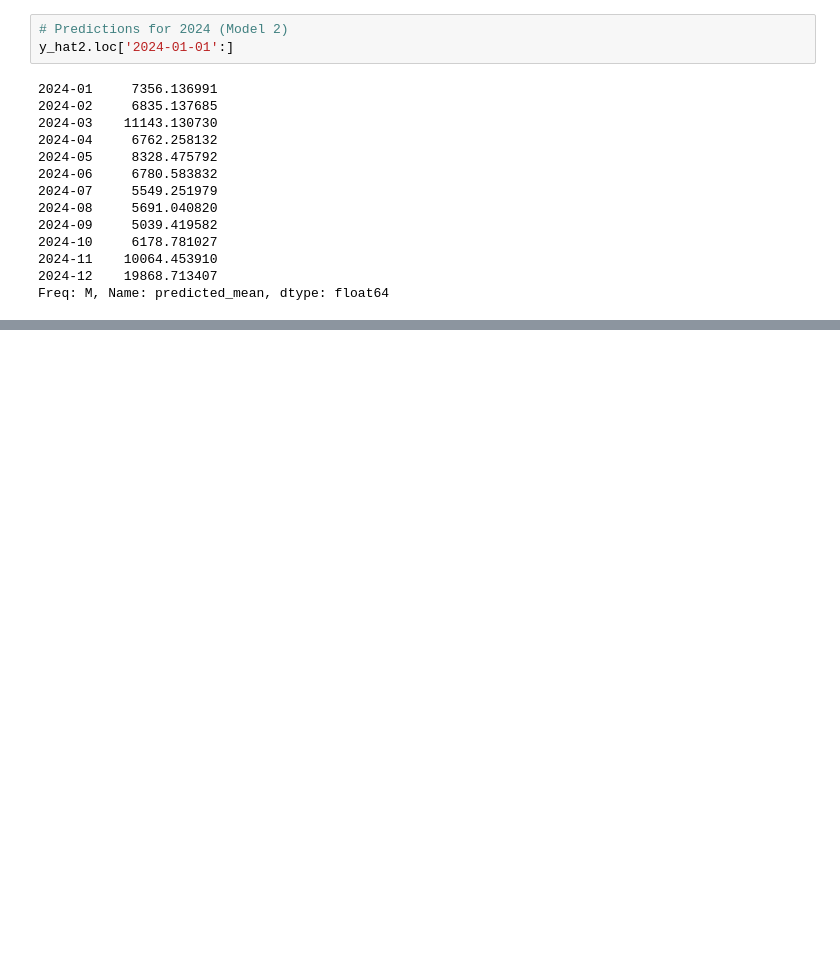
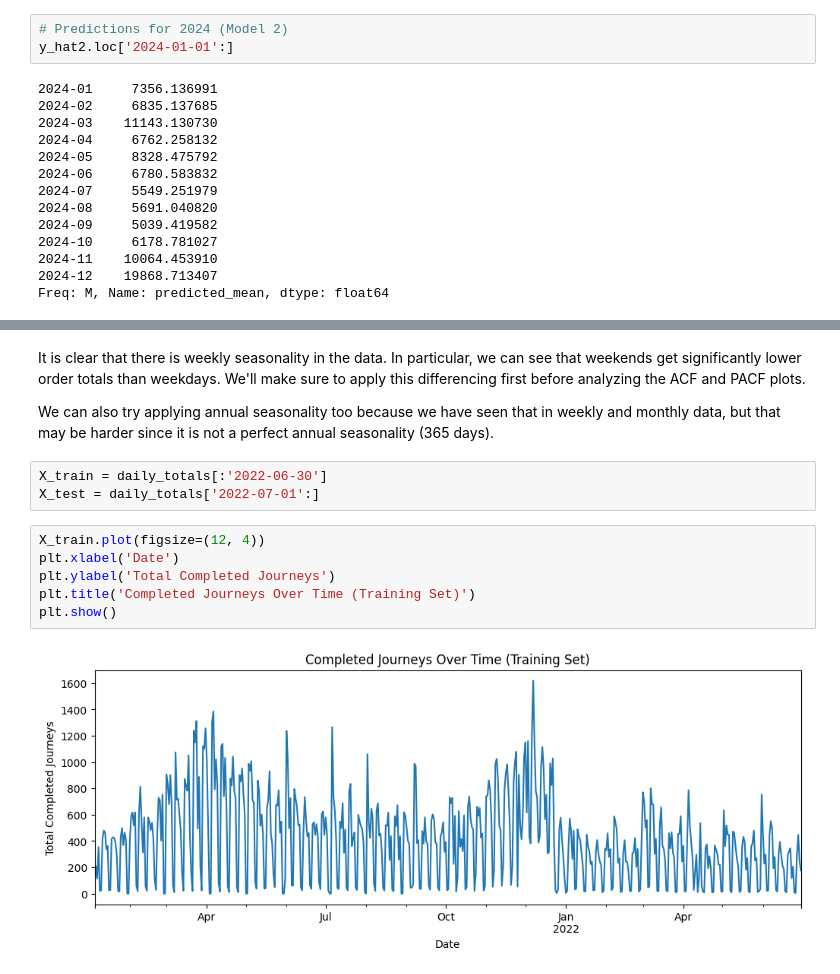
Before and after one commit to yubenjamin2022/UCLAStatsM148, a Jupyter notebook: arma_model.ipynb, the cells around one changed output, grey strips where cells are left out. Saved outputs shown, nothing was run; the diff lists cells and outputs as text; blank space fills up the shorter version.

```diff
--- a/arma_model.ipynb
+++ b/arma_model.ipynb
@@ -1043,0 +977,15 @@ We can resolve this by taking differences of our data until it becomes stationar
+# %% [markdown]
+It is clear that there is weekly seasonality in the data. In particular, we can see that weekends get significantly lower order totals than weekdays. We'll make sure to apply this differencing first before analyzing the ACF and PACF plots.
+
+We can also try applying annual seasonality too because we have seen that in weekly and monthly data, but that may be harder since it is not a perfect annual seasonality (365 days).
+# %%
+X_train = daily_totals[:'2022-06-30']
+X_test = daily_totals['2022-07-01':]
+# %%
+X_train.plot(figsize=(12, 4))
+plt.xlabel('Date')
+plt.ylabel('Total Completed Journeys')
+plt.title('Completed Journeys Over Time (Training Set)')
+plt.show()
+# %% [output]
+[figure, added]
```
Also changed, not shown: parts of 63 cells of this notebook.
